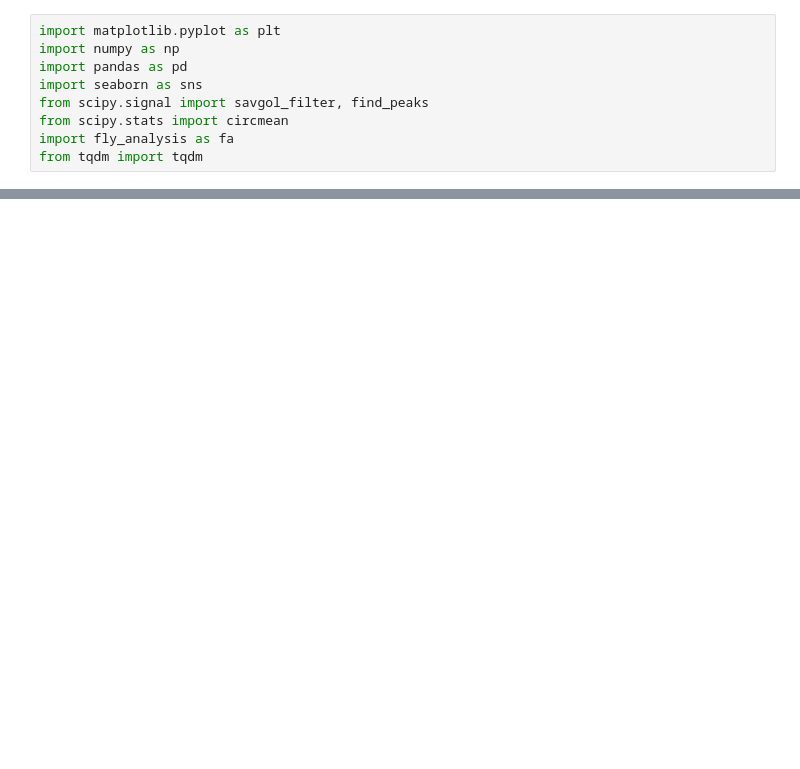
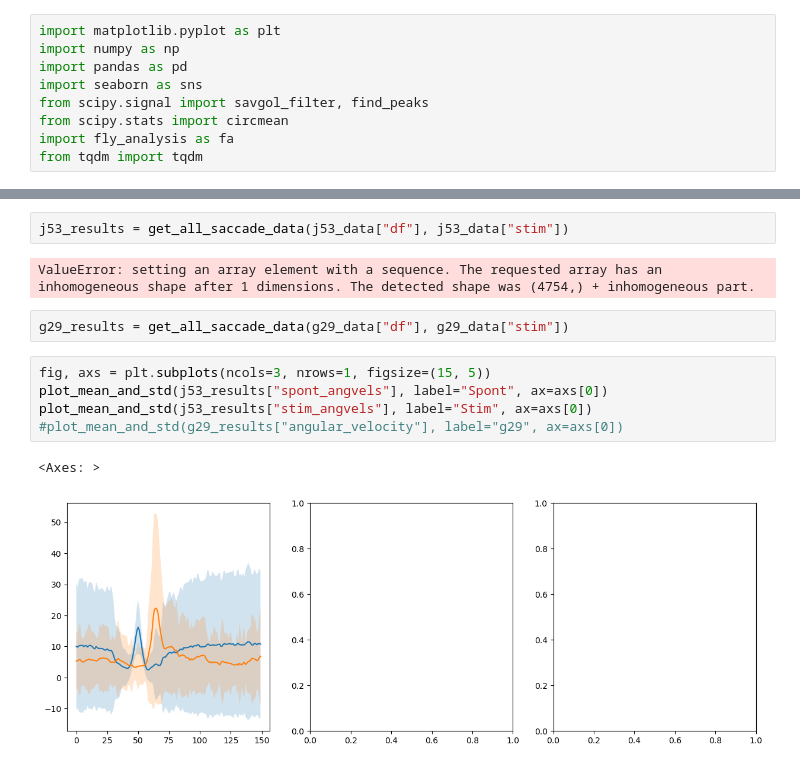
Before and after one commit to elhananby/fly_analysis, a Jupyter notebook: notebooks/Stim_vs_Spont_Saccades.ipynb, the cells around one changed output, grey strips where cells are left out. Drawn from its saved outputs; the diff is of its cells as text; blank space fills up the shorter version.

Commit message:
made changes to stim spont analysis

```diff
--- a/notebooks/Stim_vs_Spont_Saccades.ipynb
+++ b/notebooks/Stim_vs_Spont_Saccades.ipynb
@@ -681,0 +283,14 @@ plot_saccade_data(empty_angvels, empty_linvels, empty_heading_changes, empty_gro
+# %%
+j53_results = get_all_saccade_data(j53_data["df"], j53_data["stim"])
+# %% [output]
+ValueError: setting an array element with a sequence. The requested array has an inhomogeneous shape after 1 dimensions. The detected shape was (4754,) + inhomogeneous part.
+# %%
+g29_results = get_all_saccade_data(g29_data["df"], g29_data["stim"])
+# %%
+fig, axs = plt.subplots(ncols=3, nrows=1, figsize=(15, 5))
+plot_mean_and_std(j53_results["spont_angvels"], label="Spont", ax=axs[0])
+plot_mean_and_std(j53_results["stim_angvels"], label="Stim", ax=axs[0])
+#plot_mean_and_std(g29_results["angular_velocity"], label="g29", ax=axs[0])
+# %% [output]
+<Axes: >
+[figure, added]
```
Also changed, not shown: parts of 12 cells of this notebook.
